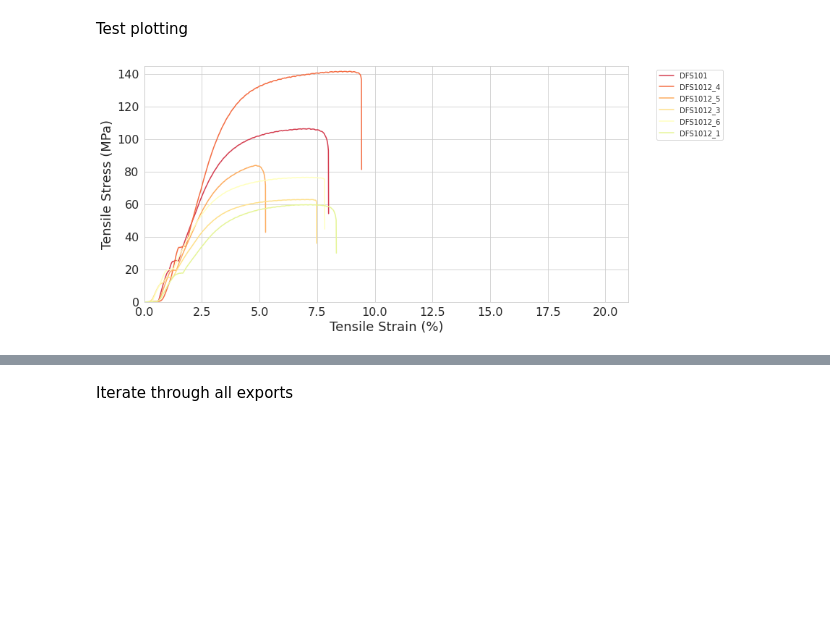
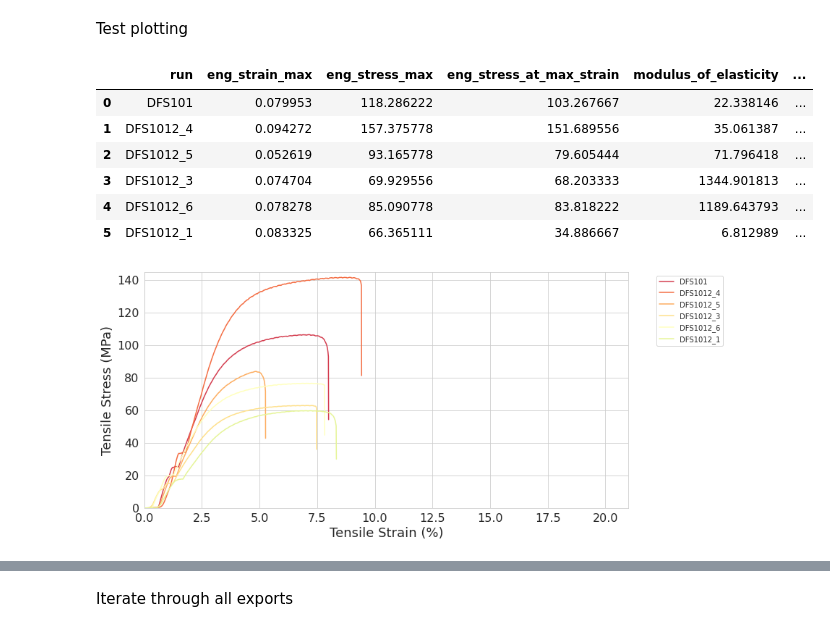
Before and after one commit to alexanderjhart/tensile_testing, a Jupyter notebook: tensile_test.ipynb, the cells around one changed output, grey strips where cells are left out. Cells and saved outputs as stored; diff of their text form; code cells hidden in the pictures; blank space fills up the shorter version.

```diff
--- a/tensile_test.ipynb
+++ b/tensile_test.ipynb
@@ -53,6 +88,13 @@ Test plotting
 # %%
 export_dir = '/content/drive/MyDrive/Tensile Testing 2 23/Hayley 2023-02-22-DFS10-12.is_tens_Exports'
 
-stress_v_strain(export_dir)
+stress_v_strain(export_dir,plot = True)
 # %% [output]
+|  | run | eng_strain_max | eng_stress_max | eng_stress_at_max_strain | modulus_of_elasticity | ... |
+| 0 | DFS101 | 0.079953 | 118.286222 | 103.267667 | 22.338146 | ... |
+| 1 | DFS1012_4 | 0.094272 | 157.375778 | 151.689556 | 35.061387 | ... |
+| 2 | DFS1012_5 | 0.052619 | 93.165778 | 79.605444 | 71.796418 | ... |
+| 3 | DFS1012_3 | 0.074704 | 69.929556 | 68.203333 | 1344.901813 | ... |
+| 4 | DFS1012_6 | 0.078278 | 85.090778 | 83.818222 | 1189.643793 | ... |
+| 5 | DFS1012_1 | 0.083325 | 66.365111 | 34.886667 | 6.812989 | ... |
 [figure]
```
Also changed, not shown: parts of 11 cells of this notebook.
